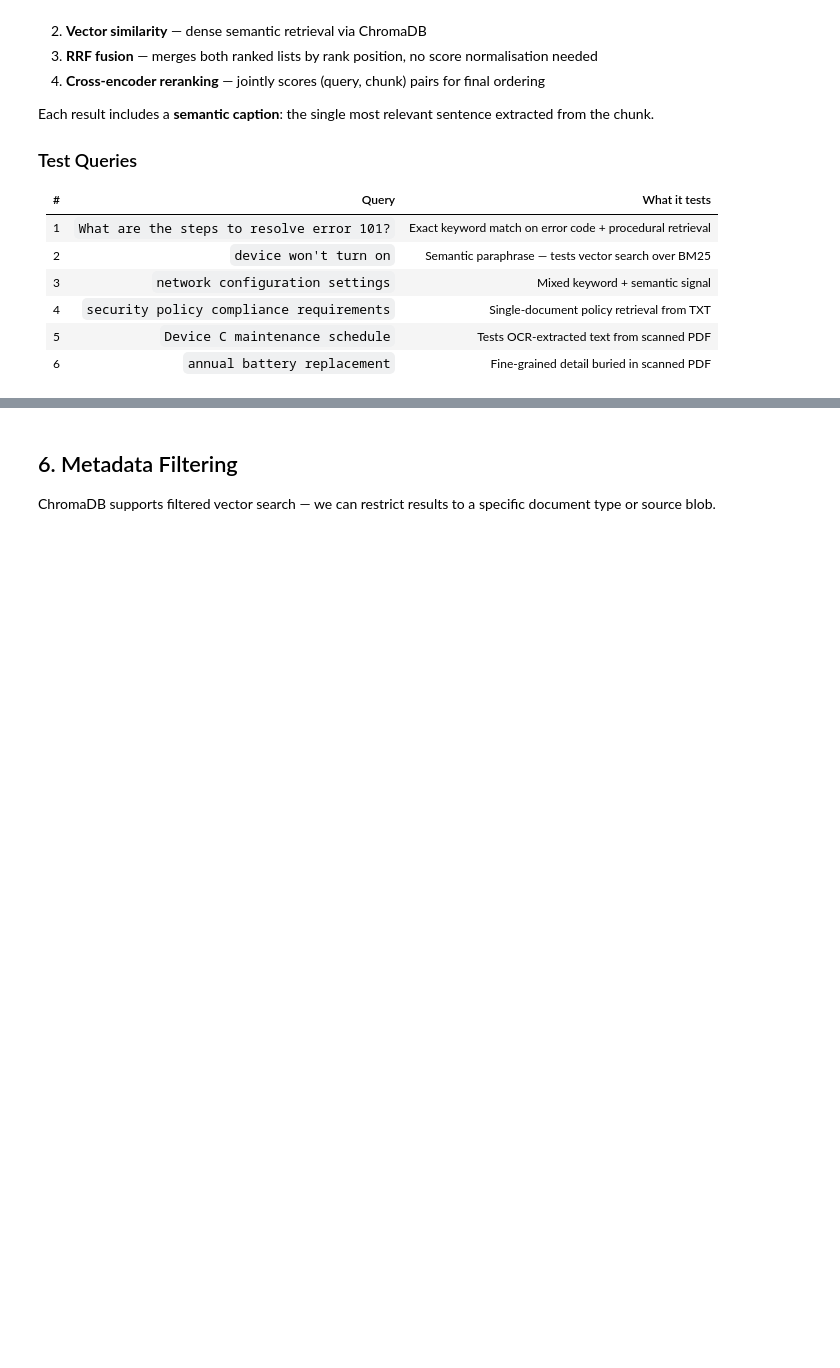
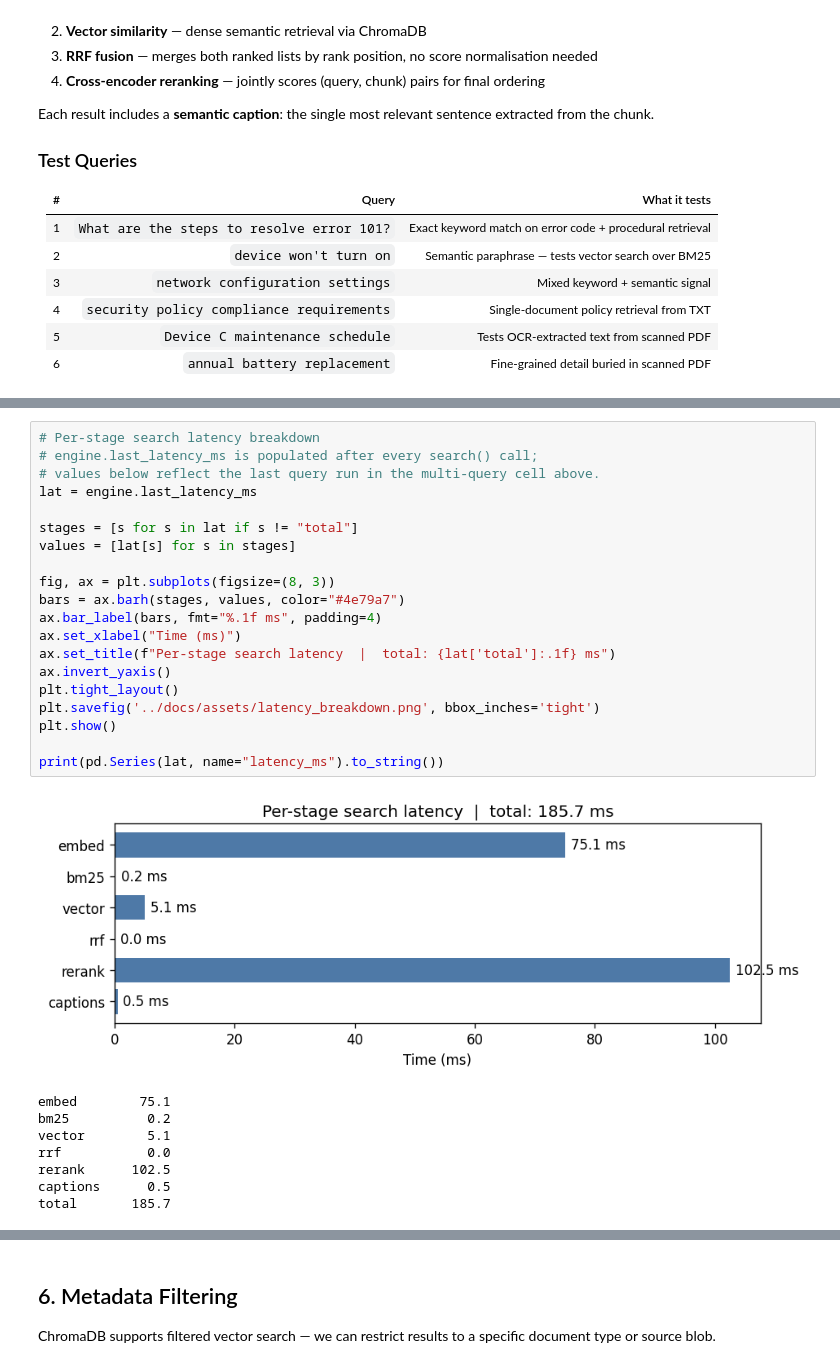
Before and after one commit to wangwang2111/bmo-rag-pipeline, a Jupyter notebook: notebooks/demo.ipynb, the cells around one changed output, grey strips where cells are left out. Cells and saved outputs as stored; diff of their text form; blank space fills up the shorter version.

```diff
--- a/notebooks/demo.ipynb
+++ b/notebooks/demo.ipynb
@@ -346,3 +361,32 @@ Tests : keyword match on error code
+# %%
+# Per-stage search latency breakdown
+# engine.last_latency_ms is populated after every search() call;
+# values below reflect the last query run in the multi-query cell above.
+lat = engine.last_latency_ms
+
+stages = [s for s in lat if s != "total"]
+values = [lat[s] for s in stages]
+
+fig, ax = plt.subplots(figsize=(8, 3))
+bars = ax.barh(stages, values, color="#4e79a7")
+ax.bar_label(bars, fmt="%.1f ms", padding=4)
+ax.set_xlabel("Time (ms)")
+ax.set_title(f"Per-stage search latency  |  total: {lat['total']:.1f} ms")
+ax.invert_yaxis()
+plt.tight_layout()
+plt.savefig('../docs/assets/latency_breakdown.png', bbox_inches='tight')
+plt.show()
+
+print(pd.Series(lat, name="latency_ms").to_string())
+# %% [output]
+[figure, added]
+embed        75.1
+bm25          0.2
+vector        5.1
+rrf           0.0
+rerank      102.5
+captions      0.5
+total       185.7
 # %%
 # Visualise score components for a single query
 query = 'What are the steps to resolve error 101?'
```
Also changed, not shown: parts of 16 cells of this notebook, 14 other files.
